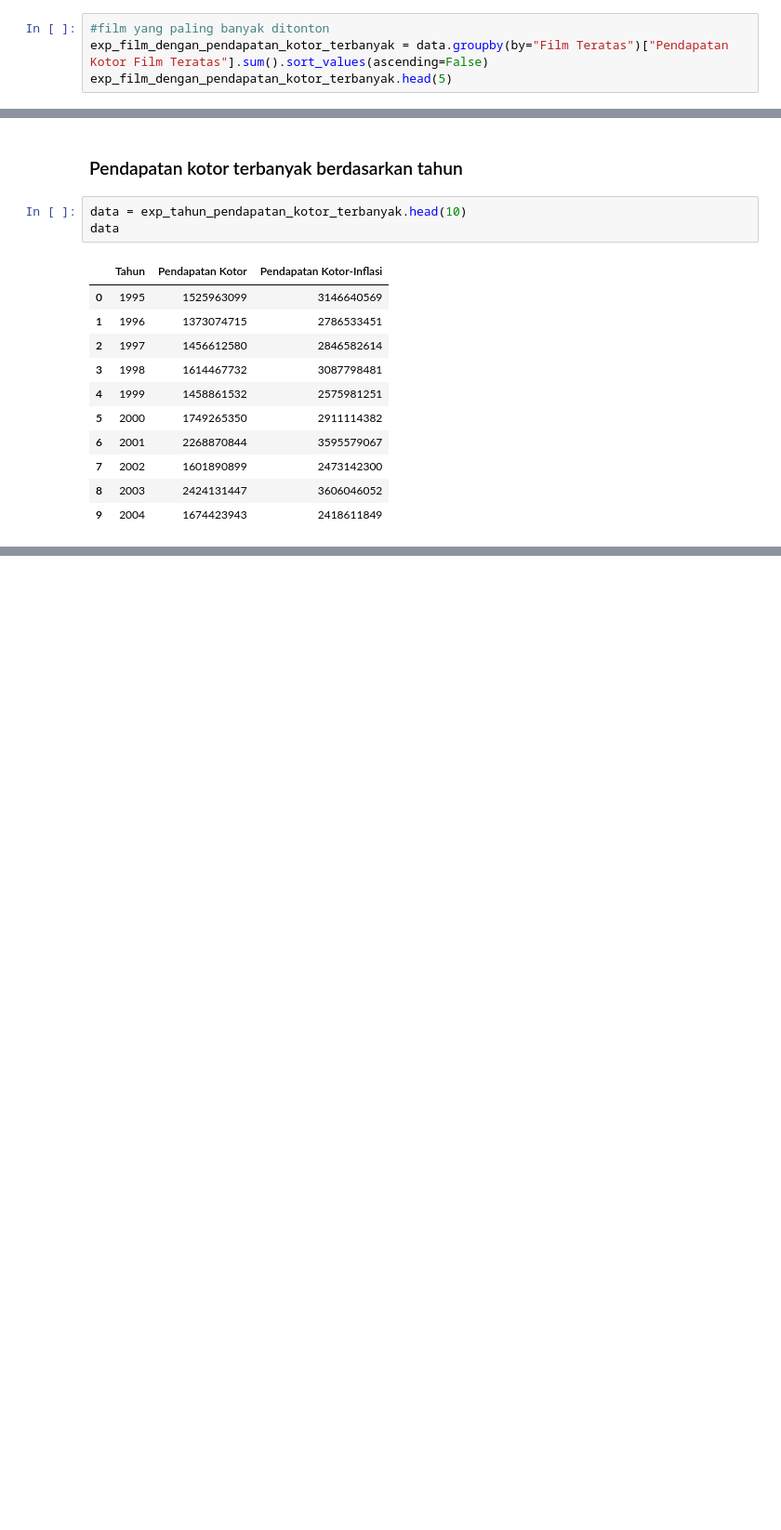
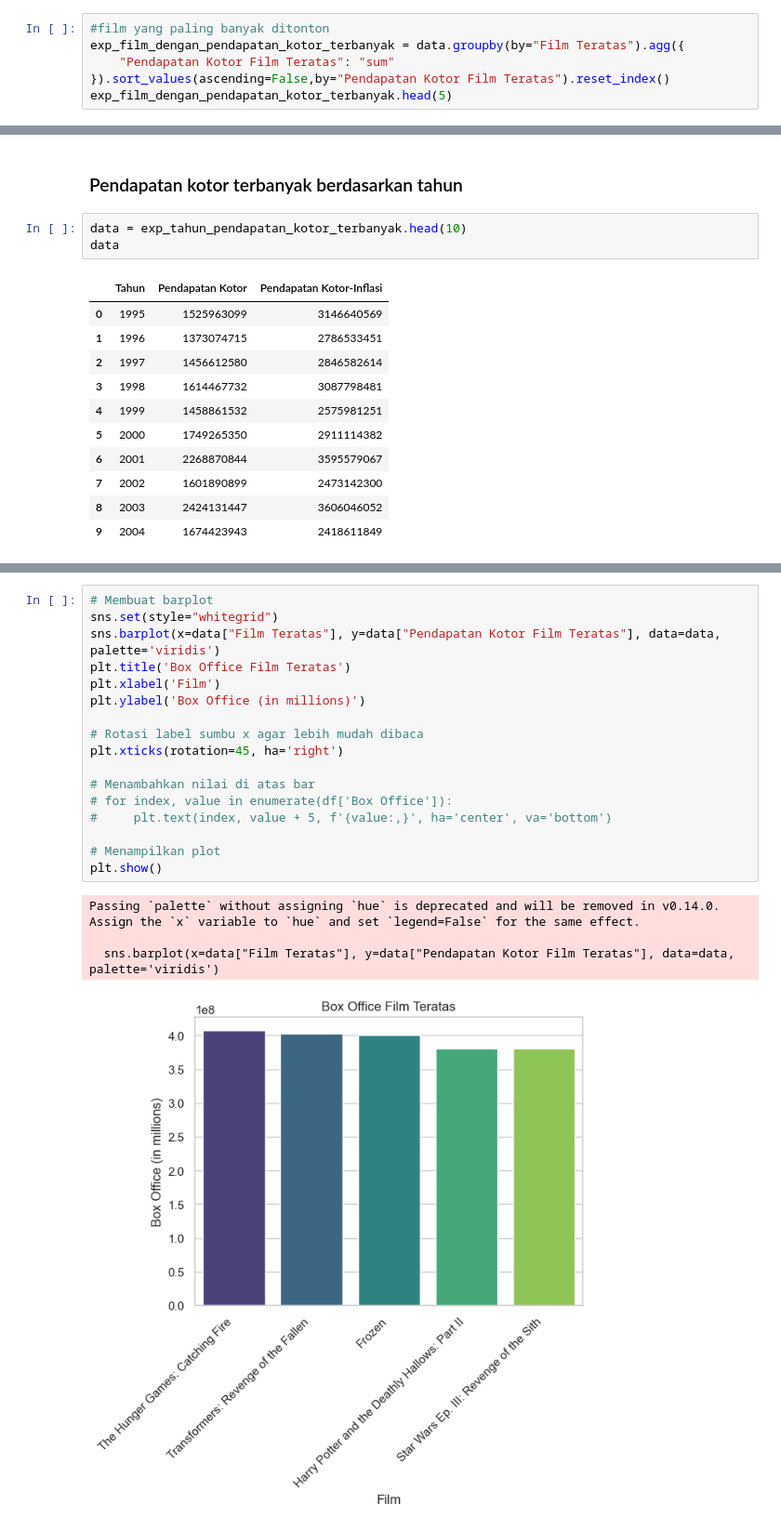
Before and after one commit to Alvi399/Analisa-Industri-Film, a Jupyter notebook: notebook.ipynb, the cells around one changed output, grey strips where cells are left out. Shown: that part at 93% size. Saved outputs shown, nothing was run; the diff lists cells and outputs as text; blank space fills up the shorter version.

```diff
--- a/notebook.ipynb
+++ b/notebook.ipynb
@@ -218,6 +219,8 @@ exp_tahun_pendapatan_kotor_terbanyak.head(5)
 | 4 | 1999 | 1458861532 | 2575981251 |
 # %%
 #film yang paling banyak ditonton
-exp_film_dengan_pendapatan_kotor_terbanyak = data.groupby(by="Film Teratas")["Pendapatan Kotor Film Teratas"].sum().sort_values(ascending=False)
+exp_film_dengan_pendapatan_kotor_terbanyak = data.groupby(by="Film Teratas").agg({
+    "Pendapatan Kotor Film Teratas": "sum"
+}).sort_values(ascending=False,by="Pendapatan Kotor Film Teratas").reset_index()
 exp_film_dengan_pendapatan_kotor_terbanyak.head(5)
 # %% [output]
@@ -288,0 +302,22 @@ sns.barplot(data=data,x=data["Tahun"],y=data["Pendapatan Kotor"],hue=data["Tahun
+# %%
+# Membuat barplot
+sns.set(style="whitegrid")
+sns.barplot(x=data["Film Teratas"], y=data["Pendapatan Kotor Film Teratas"], data=data, palette='viridis')
+plt.title('Box Office Film Teratas')
+plt.xlabel('Film')
+plt.ylabel('Box Office (in millions)')
+
+# Rotasi label sumbu x agar lebih mudah dibaca
+plt.xticks(rotation=45, ha='right')
+
+# Menambahkan nilai di atas bar
+# for index, value in enumerate(df['Box Office']):
+#     plt.text(index, value + 5, f'{value:,}', ha='center', va='bottom')
+
+# Menampilkan plot
+plt.show()
+# %% [output]
+Passing `palette` without assigning `hue` is deprecated and will be removed in v0.14.0. Assign the `x` variable to `hue` and set `legend=False` for the same effect.
+
+  sns.barplot(x=data["Film Teratas"], y=data["Pendapatan Kotor Film Teratas"], data=data, palette='viridis')
+[figure, added]
```
Also changed, not shown: parts of 9 cells of this notebook, 5 other files.
